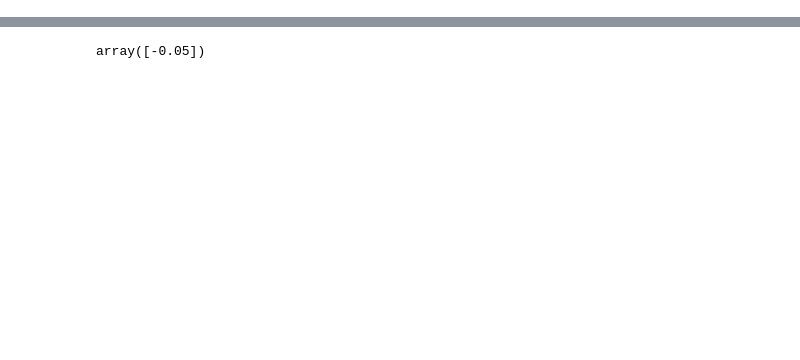
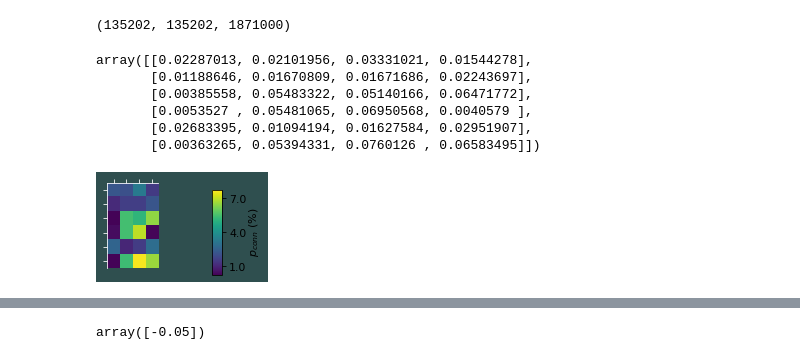
Before and after one commit to yzerlaut/spkNtwk-cortStatesWakefulness, a Jupyter notebook: notebook.ipynb, the cells around one changed output, grey strips where cells are left out. Cells and saved outputs as stored; diff of their text form; code cells hidden in the pictures; blank space fills up the shorter version.

```diff
--- a/notebook.ipynb
+++ b/notebook.ipynb
@@ -6,0 +85,4 @@ import time
+# %%
+len(search.result['configs']), len(search.result['residuals']), search.result['Ntot']
+# %% [output]
+(135202, 135202, 1871000)
@@ -6,0 +91,35 @@ import time
+# %%
+ge = graph_env('dark_notebook') # initialize a visualization env optimize for notebook display
+# %%
+Matrix = search.result['configs'][np.argmin(search.result['residuals'])]
+# %%
+from model import *
+pconnMatrix = 0*Matrix
+for i, poop in enumerate(REC_POPS+AFF_POPS):
+    N = Model['N_%s' % pop]
+    pconnMatrix[i,:] = Matrix[i,:]/N
+pconnMatrix
+# %% [output]
+array([[0.02287013, 0.02101956, 0.03331021, 0.01544278],
+       [0.01188646, 0.01670809, 0.01671686, 0.02243697],
+       [0.00385558, 0.05483322, 0.05140166, 0.06471772],
+       [0.0053527 , 0.05481065, 0.06950568, 0.0040579 ],
+       [0.02683395, 0.01094194, 0.01627584, 0.02951907],
+       [0.00363265, 0.05394331, 0.0760126 , 0.06583495]])
+# %%
+fig, ax, acb = ge.figure(figsize=(1.,1.), with_bar_legend=True, bottom=0.1)
+Lims = [np.round(100*pconnMatrix.min(),1)-.1,np.round(100*pconnMatrix.max(),1)+.1]
+ge.matrix(100*pconnMatrix.T, origin='upper', ax=ax, vmin=Lims[0], vmax=Lims[1])
+ge.build_bar_legend_continuous(acb, ge.viridis, bounds=[Lims[0], Lims[1]],
+                               label='$p_{conn}$ (%)')
+ge.set_plot(ax,
+            ['left', 'top'],
+            tck_outward=0,
+            xticks=.75*np.arange(0,4)+.75/2.,
+            xticks_labels=[],
+            xlim_enhancment=0, ylim_enhancment=0,
+            yticks=.83*np.arange(0,6)+.85/2.,
+            yticks_labels=[])
+fig.savefig('fig.png')
+# %% [output]
+[figure, added]
```
Also changed, not shown: parts of 13 cells of this notebook, 1 other file.
